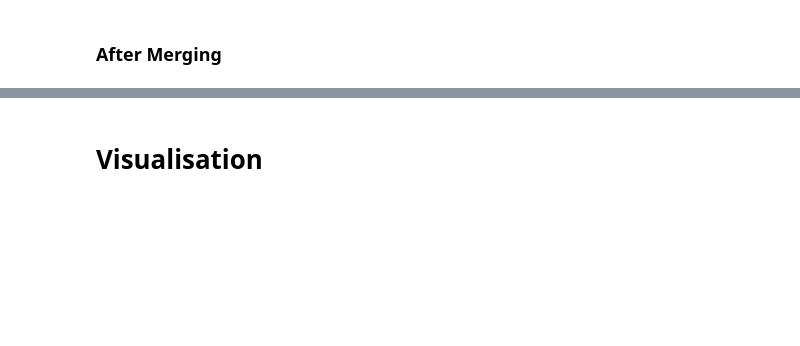
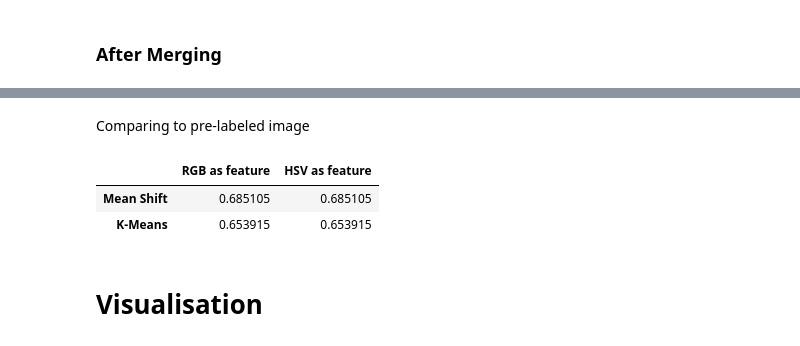
Before and after one commit to Ngoc-Cac/ML-Group2, a Jupyter notebook: main.ipynb, the cells around one changed output, grey strips where cells are left out. Cells and saved outputs as stored; diff of their text form; code cells hidden in the pictures; blank space fills up the shorter version.

```diff
--- a/main.ipynb
+++ b/main.ipynb
@@ -305,3 +329,20 @@ rand_tab
+# %% [markdown]
+Comparing to pre-labeled image
+# %%
+array = np.ndarray((2, 2))
+mask_image = pd.read_csv(osp.join('.', 'Dataset', 'Mask', f'{image_name}.csv'), header=None)
+
+array[0, 0] = rand_score(merged_labels['mean_shift'][0].flatten(), mask_image.to_numpy().flatten())
+array[0, 1] = rand_score(merged_labels['mean_shift'][0].flatten(), mask_image.to_numpy().flatten())
+array[1, 0] = rand_score(merged_labels['kmean'][0].flatten(), mask_image.to_numpy().flatten())
+array[1, 1] = rand_score(merged_labels['kmean'][0].flatten(), mask_image.to_numpy().flatten())
+
+rand_tab = pd.DataFrame(array, index=['Mean Shift', 'K-Means'], columns=['RGB as feature', 'HSV as feature'])
+rand_tab
+# %% [output]
+|  | RGB as feature | HSV as feature |
+| Mean Shift | 0.685105 | 0.685105 |
+| K-Means | 0.653915 | 0.653915 |
 # %% [markdown]
 # Visualisation
 # %%
```
Also changed, not shown: parts of 17 cells of this notebook, 13 other files.
